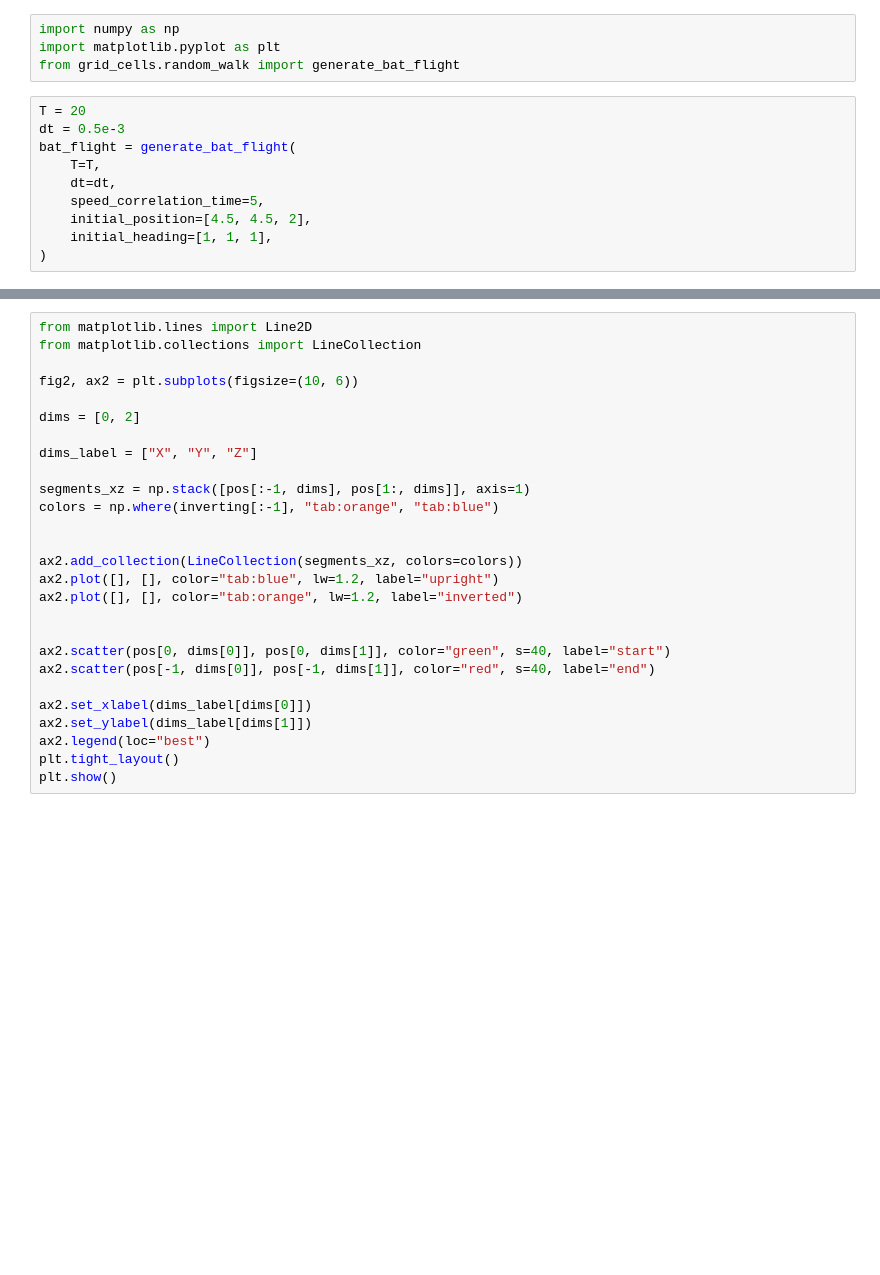
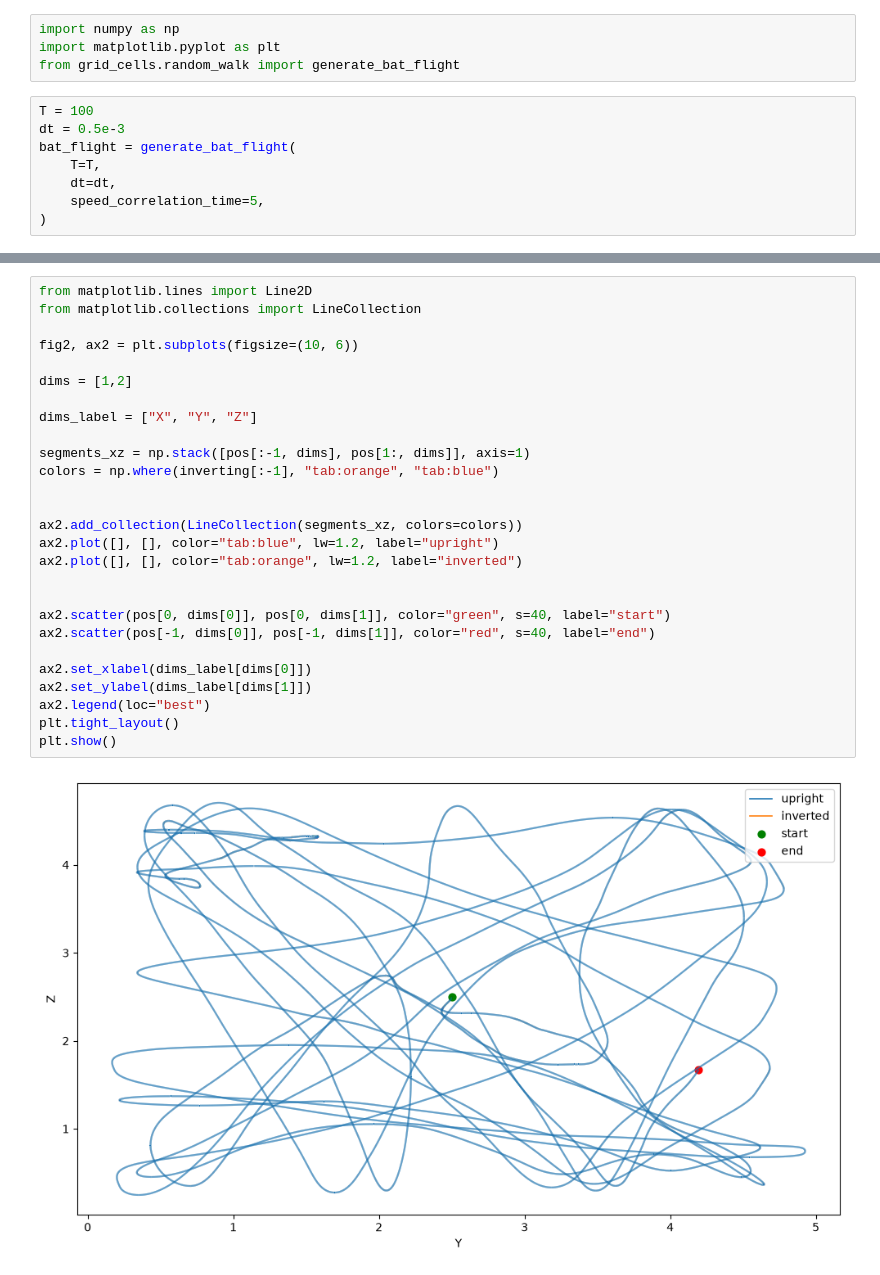
Before and after one commit to siaulich/grid-cells, a Jupyter notebook: notebooks/test_random_walk.ipynb, the cells around one changed output, grey strips where cells are left out. Drawn from its saved outputs; the diff is of its cells as text; blank space fills up the shorter version.

```diff
--- a/notebooks/test_random_walk.ipynb
+++ b/notebooks/test_random_walk.ipynb
@@ -3,14 +3,12 @@ import numpy as np
 import matplotlib.pyplot as plt
 from grid_cells.random_walk import generate_bat_flight
 # %%
-T = 20
+T = 100
 dt = 0.5e-3
 bat_flight = generate_bat_flight(
     T=T,
     dt=dt,
     speed_correlation_time=5,
-    initial_position=[4.5, 4.5, 2],
-    initial_heading=[1, 1, 1],
 )
 # %%
 from mpl_toolkits.mplot3d.art3d import Line3DCollection
@@ -46,27 +50,29 @@ plt.show()
 # %%
 from matplotlib.lines import Line2D
 from matplotlib.collections import LineCollection
 
 fig2, ax2 = plt.subplots(figsize=(10, 6))
 
-dims = [0, 2]
+dims = [1,2]
 
 dims_label = ["X", "Y", "Z"]
 
 segments_xz = np.stack([pos[:-1, dims], pos[1:, dims]], axis=1)
 colors = np.where(inverting[:-1], "tab:orange", "tab:blue")
 
 
 ax2.add_collection(LineCollection(segments_xz, colors=colors))
 ax2.plot([], [], color="tab:blue", lw=1.2, label="upright")
 ax2.plot([], [], color="tab:orange", lw=1.2, label="inverted")
 
 
 ax2.scatter(pos[0, dims[0]], pos[0, dims[1]], color="green", s=40, label="start")
 ax2.scatter(pos[-1, dims[0]], pos[-1, dims[1]], color="red", s=40, label="end")
 
 ax2.set_xlabel(dims_label[dims[0]])
 ax2.set_ylabel(dims_label[dims[1]])
 ax2.legend(loc="best")
 plt.tight_layout()
 plt.show()
+# %% [output]
+[figure, added]
```
Also changed, not shown: parts of 7 cells of this notebook, 5 other files.
